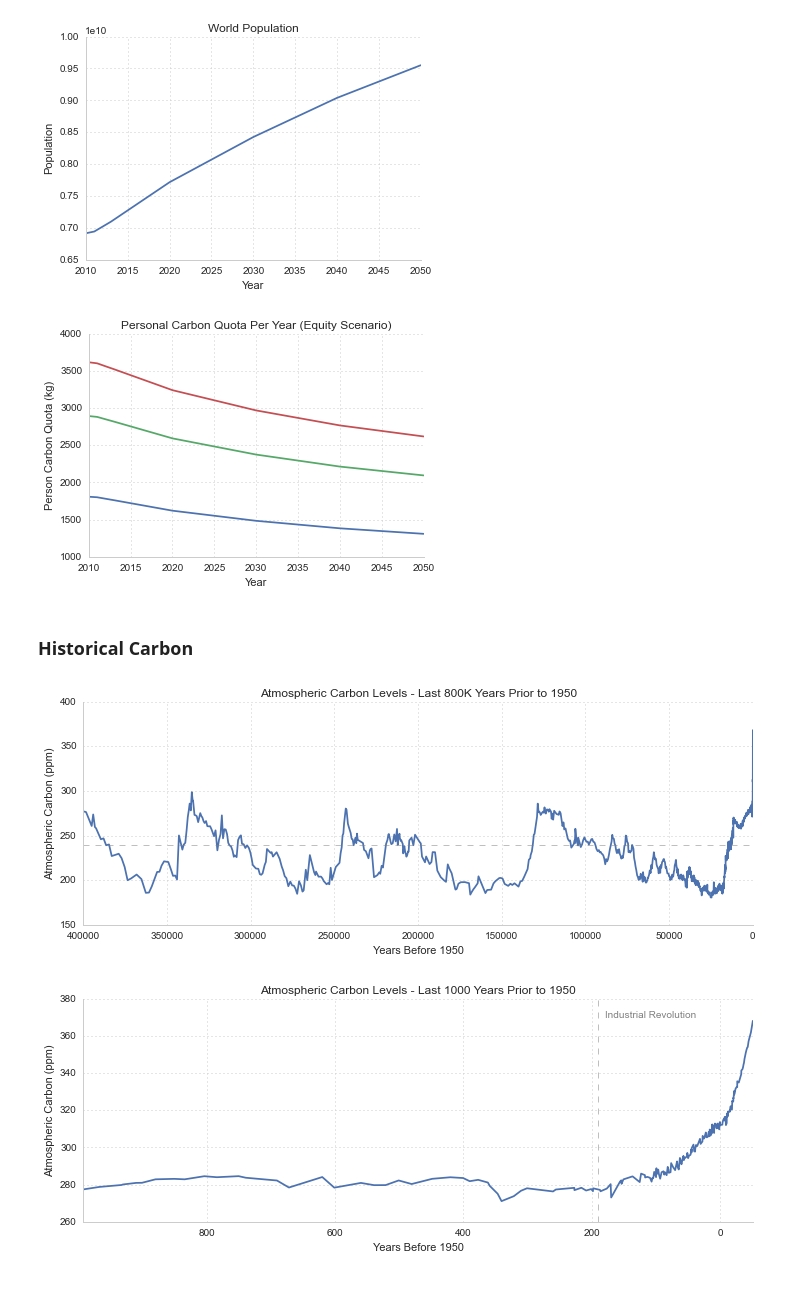
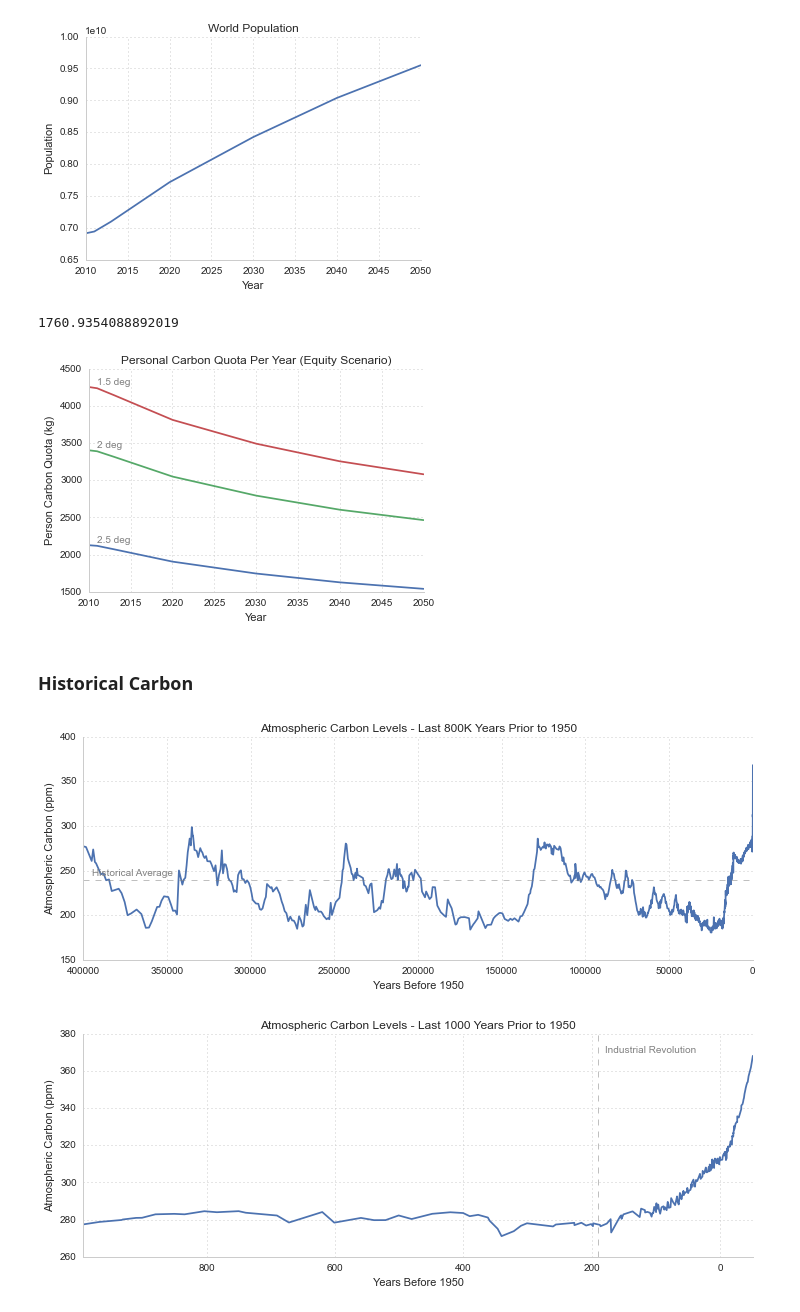
Before and after one commit to pdarche/carbon, a Jupyter notebook: notebooks/Carbon Footprint - EDA.ipynb, the cells around one changed output. Cells and saved outputs as stored; diff of their text form; code cells hidden in the pictures.

Commit message:
fix and update charts

```diff
--- a/notebooks/Carbon Footprint - EDA.ipynb
+++ b/notebooks/Carbon Footprint - EDA.ipynb
@@ -244,20 +320,36 @@ plt.xlabel('Year')
 # %% [output]
 <matplotlib.text.Text at 0x...>
 [figure]
+# %%
+onefive[2013]
+# %% [output]
+1760.9354088892019
 # %%
 ax = plt.axes()
 sns.despine()
 modify_gridlines(ax)
 
-((onefivedeg / 40) / vals).plot()
-(800000000000000 / 40 / vals).plot()
-(1000000000000000 / 40 / vals).plot()
+onefive = ((onefivedeg / 34) / vals)
+two = (800000000000000 /  34 / vals)
+twofive = (1000000000000000 / 34 / vals)
+
+onefive.plot()
+two.plot()
+twofive.plot()
+
+# titles & axes
 plt.title('Personal Carbon Quota Per Year (Equity Scenario)')
 plt.ylabel('Person Carbon Quota (kg)')
 plt.xlabel('Year')
+
+# label the pathways
+ax.text(2011, onefive[2010] + 40, '2.5 deg', fontsize=10, color='gray')
+ax.text(2011, two[2010] + 40, '2 deg', fontsize=10, color='gray')
+ax.text(2011, twofive[2010] + 40, '1.5 deg', fontsize=10, color='gray')
+
 pylab.savefig('../images/personal_carbon_quota.png')
 # %% [output]
-[figure, old version]
+[figure, new version]
 # %% [markdown]
 ### Historical Carbon
 # %%
@@ -270,6 +362,8 @@ full_ice_core.index = full_ice_core.age_gas_calBP
 ax = plt.axes()
 sns.despine()
 modify_gridlines(ax)
+text_x = 395000
+hist_avg = historical_carbon.co2_ppm.mean()
 
 historical_carbon = full_ice_core[full_ice_core.age_gas_calBP <= 400000]
 (historical_carbon
@@ -278,10 +372,11 @@ historical_carbon = full_ice_core[full_ice_core.age_gas_calBP <= 400000]
 plt.title('Atmospheric Carbon Levels - Last 800K Years Prior to 1950')
 plt.xlabel('Years Before 1950')
 plt.ylabel('Atmospheric Carbon (ppm)')
-plt.axhline(historical_carbon.co2_ppm.mean(), color='gray', linewidth=.5, linestyle='--')
+plt.axhline(hist_avg, color='gray', linewidth=.5, linestyle='--')
+ax.text(text_x, hist_avg + 5, 'Historical Average', fontsize=10, color='gray')
 pylab.savefig('../images/historical_carbon_800k.png')
 # %% [output]
-[figure, old version]
+[figure, new version]
 # %%
 ax = plt.axes()
 sns.despine()
```
Also changed, not shown: parts of 21 cells of this notebook, 7 other files.
